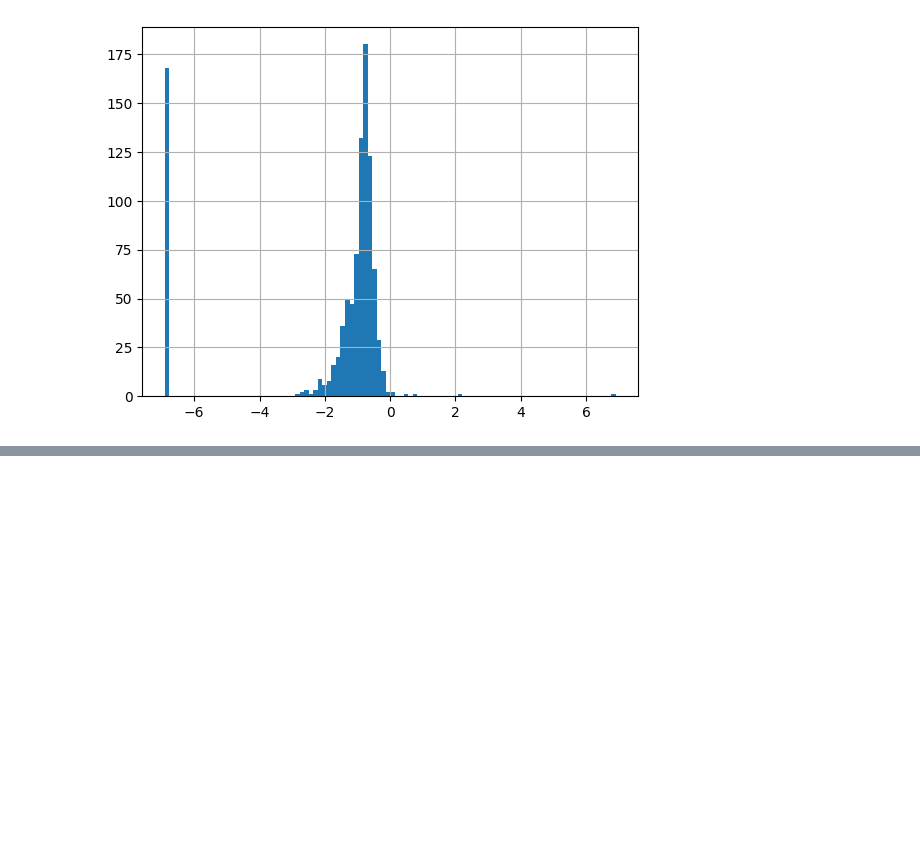
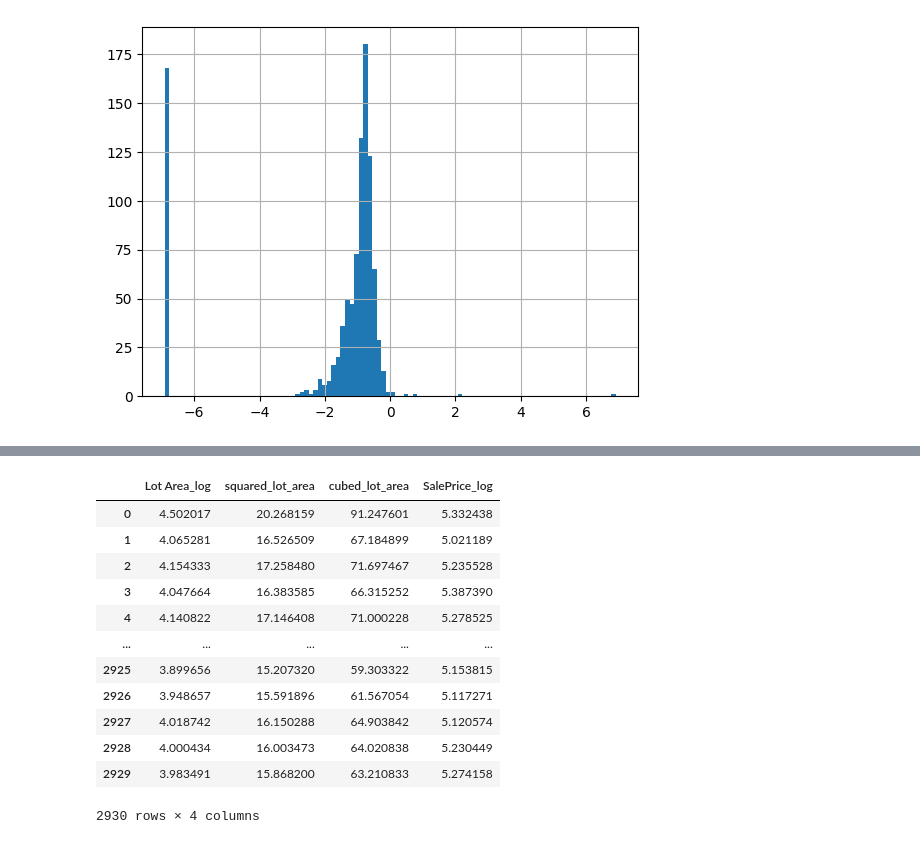
Before and after one commit to Bakri1992/FeatureEngineering, a Jupyter notebook: hda_Dokumente/5.TransfomierenNumerischenWerte/training.ipynb, the cells around one changed output, grey strips where cells are left out. Cells and saved outputs as stored; diff of their text form; code cells hidden in the pictures; blank space fills up the shorter version.

```diff
--- a/hda_Dokumente/5.TransfomierenNumerischenWerte/training.ipynb
+++ b/hda_Dokumente/5.TransfomierenNumerischenWerte/training.ipynb
@@ -54,0 +78,18 @@ df["BA_Scaled"].hist(bins=100)
+# %%
+koko=pd.DataFrame(df[["Lot Area_log","squared_lot_area","cubed_lot_area","SalePrice_log"]])
+# %%
+koko
+# %% [output]
+|  | Lot Area_log | squared_lot_area | cubed_lot_area | SalePrice_log |
+| 0 | 4.502017 | 20.268159 | 91.247601 | 5.332438 |
+| 1 | 4.065281 | 16.526509 | 67.184899 | 5.021189 |
+| 2 | 4.154333 | 17.258480 | 71.697467 | 5.235528 |
+| 3 | 4.047664 | 16.383585 | 66.315252 | 5.387390 |
+| 4 | 4.140822 | 17.146408 | 71.000228 | 5.278525 |
+| ... | ... | ... | ... | ... |
+| 2925 | 3.899656 | 15.207320 | 59.303322 | 5.153815 |
+| 2926 | 3.948657 | 15.591896 | 61.567054 | 5.117271 |
+| 2927 | 4.018742 | 16.150288 | 64.903842 | 5.120574 |
+| 2928 | 4.000434 | 16.003473 | 64.020838 | 5.230449 |
+| 2929 | 3.983491 | 15.868200 | 63.210833 | 5.274158 |
+2930 rows × 4 columns
```
Also changed, not shown: parts of 10 cells of this notebook, 6 other files.
